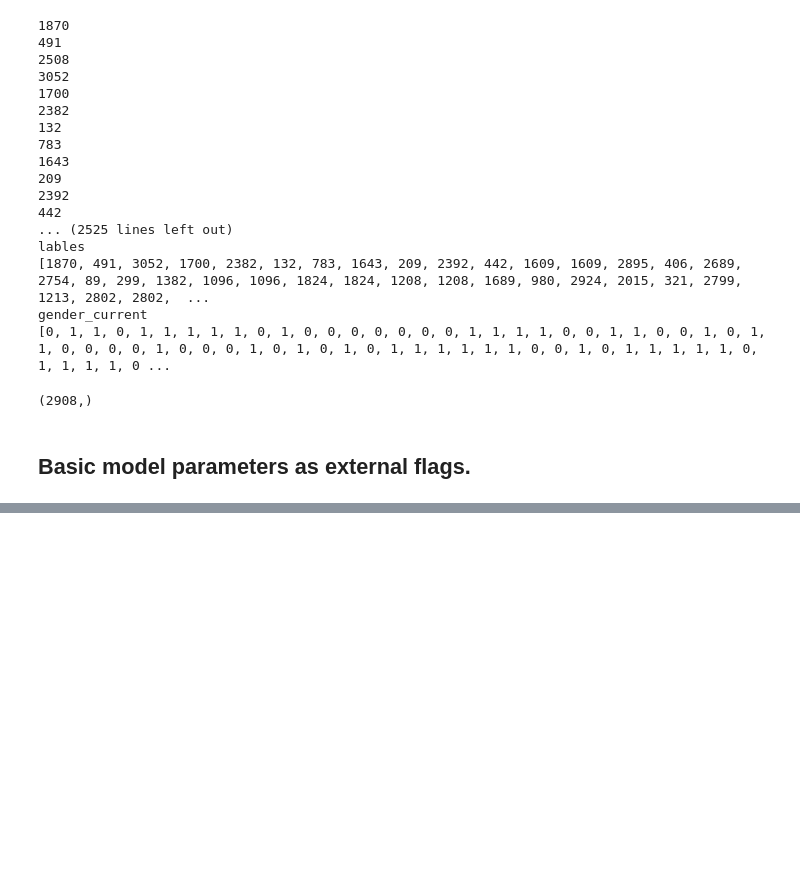
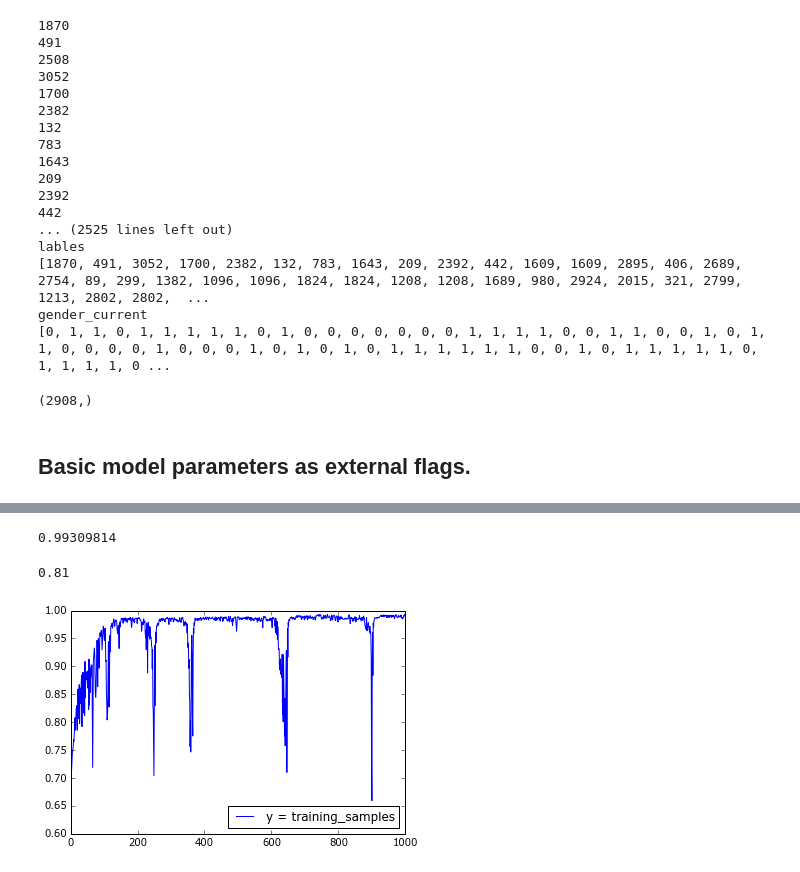
Before and after one commit to tapilab/is-hparik11, a Jupyter notebook: src/Tensorflow_Gender.ipynb, the cells around one changed output, grey strips where cells are left out. Saved outputs shown, nothing was run; the diff lists cells and outputs as text; code cells hidden in the pictures; blank space fills up the shorter version.

```diff
--- a/src/Tensorflow_Gender.ipynb
+++ b/src/Tensorflow_Gender.ipynb
@@ -423,6 +439,0 @@ train_labels.shape
-# %%
-def main(_):
-    run_training()
-
-if __name__ == '__main__':
-    tf.app.run()
@@ -442,0 +440,3 @@ To exit: use 'exit', 'quit', or Ctrl-D.
+# %%
+if __name__ == '__main__':
+    train_acc, test_acc = main()
@@ -442,0 +461,20 @@ To exit: use 'exit', 'quit', or Ctrl-D.
+# %%
+max(train_acc)
+# %% [output]
+0.99309814
+# %%
+max(test_acc)
+# %% [output]
+0.81
+# %%
+x = np.arange(1000)
+
+plt.plot(x, train_acc)
+#plt.plot(x, test_acc)
+
+
+plt.legend(['y = training_samples', 'y = testing_samples'], loc='lower right')
+
+plt.show()
+# %% [output]
+[figure, added]
```
Also changed, not shown: parts of 13 cells of this notebook, 6 other files.
